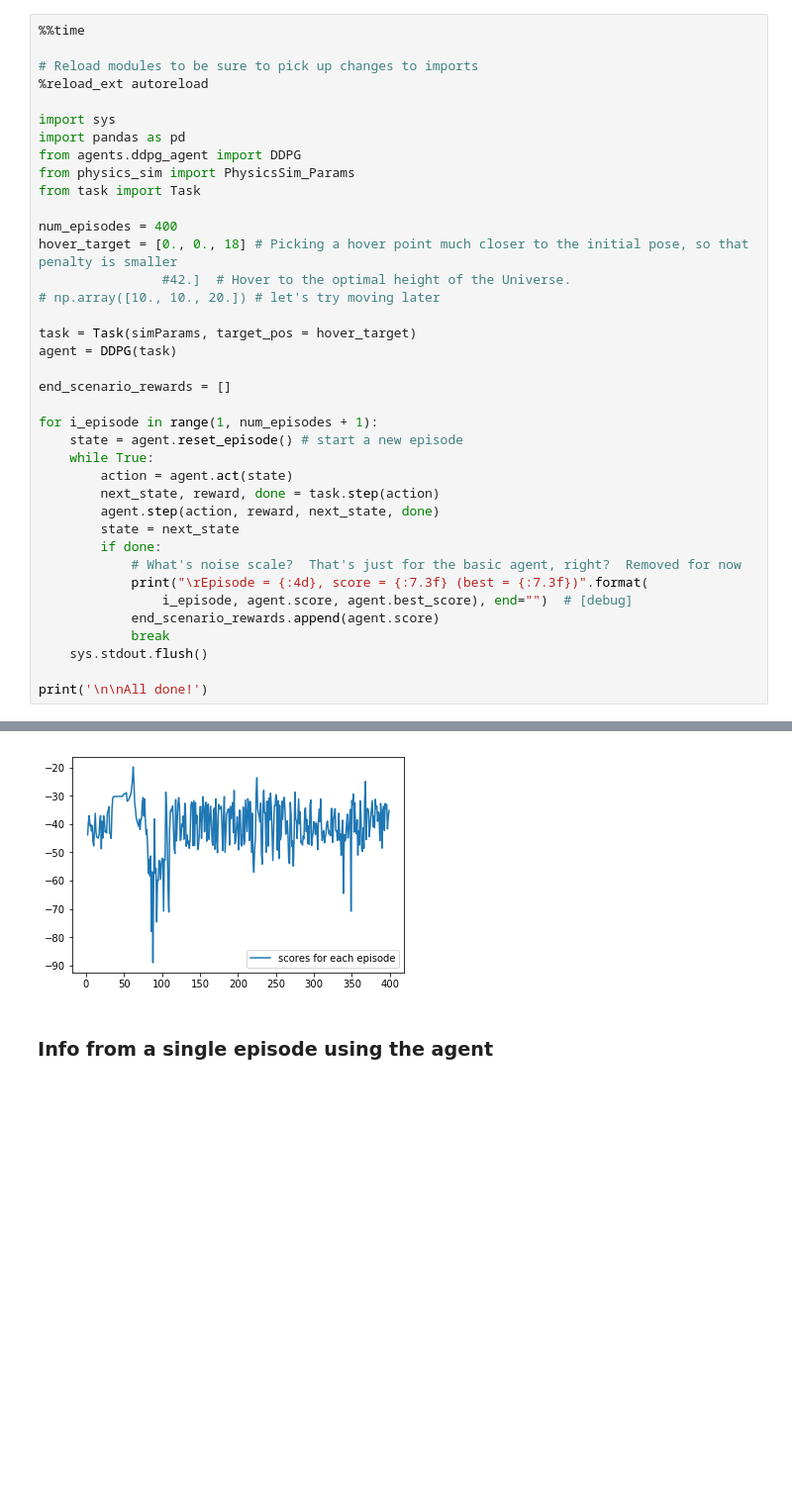
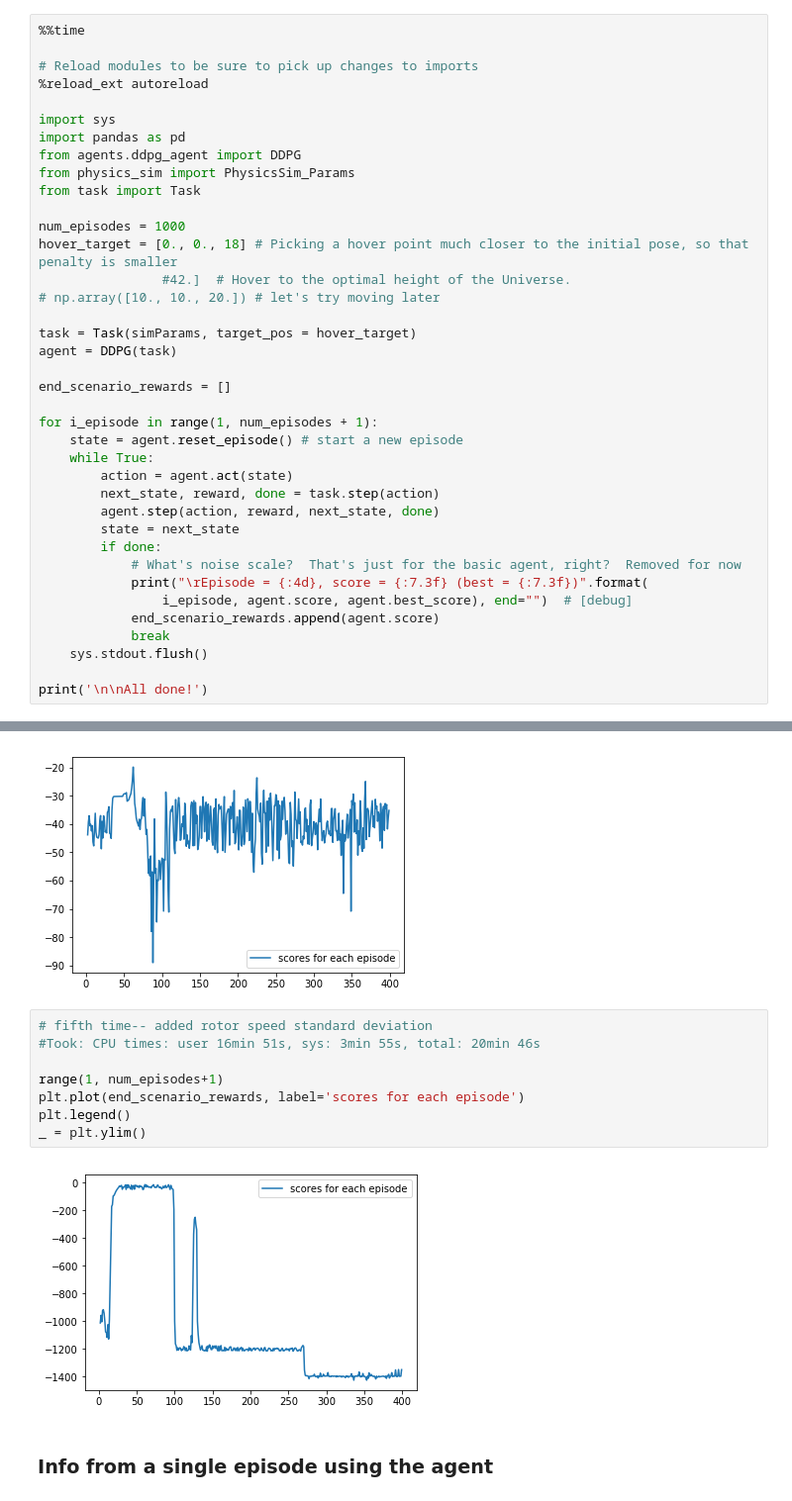
Before and after one commit to mark5udacity/RL-Quadcopter-2, a Jupyter notebook: Quadcopter_Project.ipynb, the cells around one changed output, grey strips where cells are left out. Shown at 99% size. Saved outputs shown, nothing was run; the diff lists cells and outputs as text; blank space fills up the shorter version.

```diff
--- a/Quadcopter_Project.ipynb
+++ b/Quadcopter_Project.ipynb
@@ -281,7 +281,7 @@ from agents.ddpg_agent import DDPG
 from physics_sim import PhysicsSim_Params
 from task import Task
 
-num_episodes = 400
+num_episodes = 1000
 hover_target = [0., 0., 18] # Picking a hover point much closer to the initial pose, so that penalty is smaller
                 #42.]  # Hover to the optimal height of the Universe.
 # np.array([10., 10., 20.]) # let's try moving later
@@ -365,6 +365,16 @@ plt.legend()
 _ = plt.ylim()
 # %% [output]
 [figure]
+# %%
+# fifth time-- added rotor speed standard deviation
+#Took: CPU times: user 16min 51s, sys: 3min 55s, total: 20min 46s
+
+range(1, num_episodes+1)
+plt.plot(end_scenario_rewards, label='scores for each episode')
+plt.legend()
+_ = plt.ylim()
+# %% [output]
+[figure, added]
 # %% [markdown]
 ### Info from a single episode using the agent
 # %%
```
Also changed, not shown: parts of 2 cells of this notebook, 1 other file.
